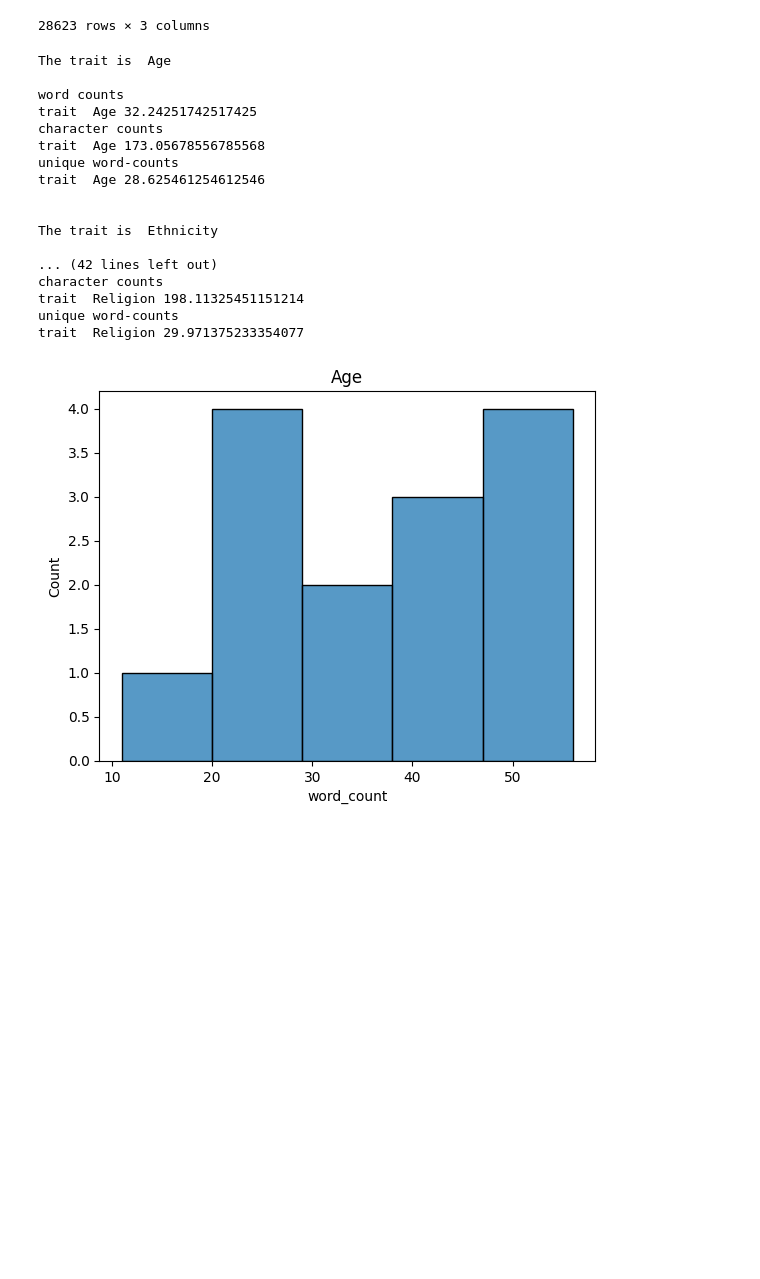
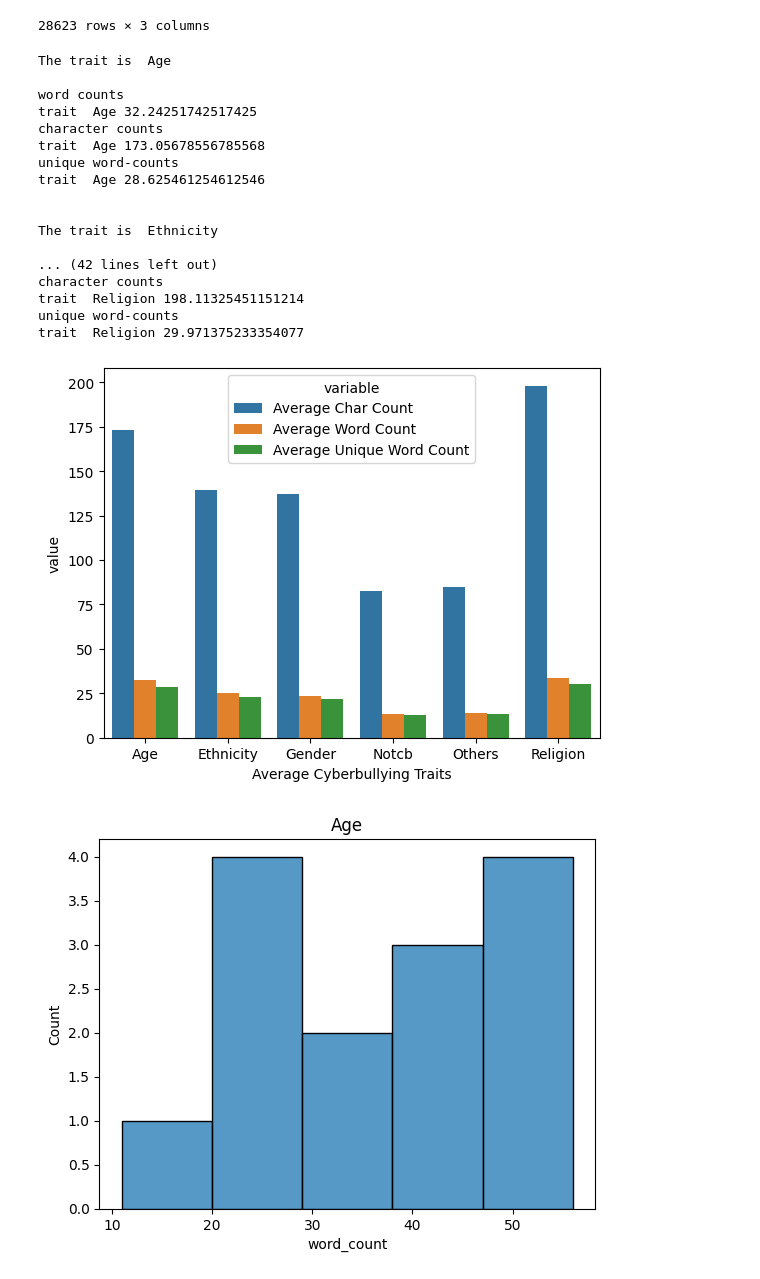
Before and after one commit to bgoldfe2/Machine-Learning-with-Python, a Jupyter notebook: NLP_Classical_ML.ipynb, the cells around one changed output. Drawn from its saved outputs; the diff is of its cells as text; code cells hidden in the pictures; blank space fills up the shorter version.

```diff
--- a/NLP_Classical_ML.ipynb
+++ b/NLP_Classical_ML.ipynb
@@ -121,49 +130,69 @@ dtype: int64
 | 28622 | Trying to seem like the bullied g... | Age | 0 |
 28623 rows × 3 columns
 # %%
-trt_dict = { 0:'Age', 1:'Ethnicity', 2:'Gender', 3:'Notcb', 4:'Others', 5:'Religion'}
+# Get the Word Count, Character Count, and Unique Word Count for dataset
 
 tgt_num = df_train['label'].nunique()
 #print(tgt_num)
 
-
+wc = []
+cc = []
+uwc = []
 for trt in range(tgt_num):
     print("The trait is ",trt_dict[trt], '\n')
 
     #1. WORD-COUNT
     df_train['word_count'] = df_train['text'].apply(lambda x: len(str(x).split()))
+    word_ct  = df_train[df_train['target']==trt]['word_count'].mean()
+    wc.append(word_ct)
     print('word counts')
-    print('trait ', trt_dict[trt], df_train[df_train['target']==trt]['word_count'].mean()) #Disaster tweets
+    print('trait ', trt_dict[trt], word_ct)
 
     #2. CHARACTER-COUNT
     df_train['char_count'] = df_train['text'].apply(lambda x: len(str(x)))
+    char_ct = df_train[df_train['target']==trt]['char_count'].mean()
+    cc.append(char_ct)
     print('character counts')
-    print('trait ',trt_dict[trt], df_train[df_train['target']==trt]['char_count'].mean()) #Disaster tweets
+    print('trait ',trt_dict[trt], char_ct)
 
     #3. UNIQUE WORD-COUNT
     df_train['unique_word_count'] = df_train['text'].apply(lambda x: len(set(str(x).split())))
+    unq_word_ct = df_train[df_train['target']==trt]['unique_word_count'].mean()
+    uwc.append(unq_word_ct)
     print('unique word-counts')
-    print('trait ',trt_dict[trt], df_train[df_train['target']==trt]['unique_word_count'].mean()) #Disaster tweets
+    print('trait ',trt_dict[trt], unq_word_ct)
 
     print('\n')
+
+df = pd.DataFrame({
+    'Average Cyberbullying Traits':lbl_x,
+    'Average Char Count':cc,
+    'Average Word Count':wc,
+    'Average Unique Word Count':uwc
+})
+
+df_detailed = pd.melt(df, id_vars=['Average Cyberbullying Traits'], value_vars=['Average Char Count', 'Average Word Count',  'Average Unique Word Count'])
+
+ax = sns.barplot(x = "Average Cyberbullying Traits", y = "value", hue = "variable", data = df_detailed)
 # %% [output]
 The trait is  Age
 
 word counts
 trait  Age 32.24251742517425
 character counts
 trait  Age 173.05678556785568
 unique word-counts
 trait  Age 28.625461254612546
 
 
 The trait is  Ethnicity
 
 ... (42 lines left out)
 character counts
 trait  Religion 198.11325451151214
 unique word-counts
 trait  Religion 29.971375233354077
+[figure, added]
 # %%
 for trt in range(tgt_num):
     train_words=df_train[df_train['target']==trt]['word_count']
```
Also changed, not shown: parts of 4 cells of this notebook, 1 other file.
